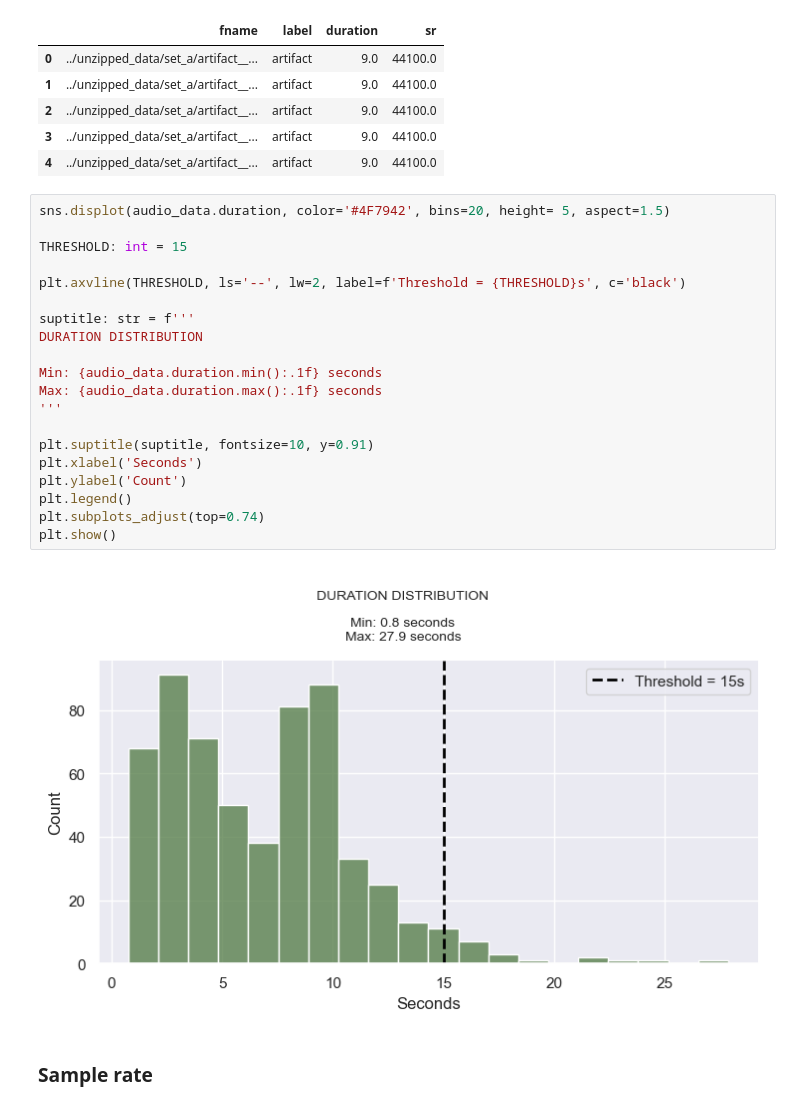
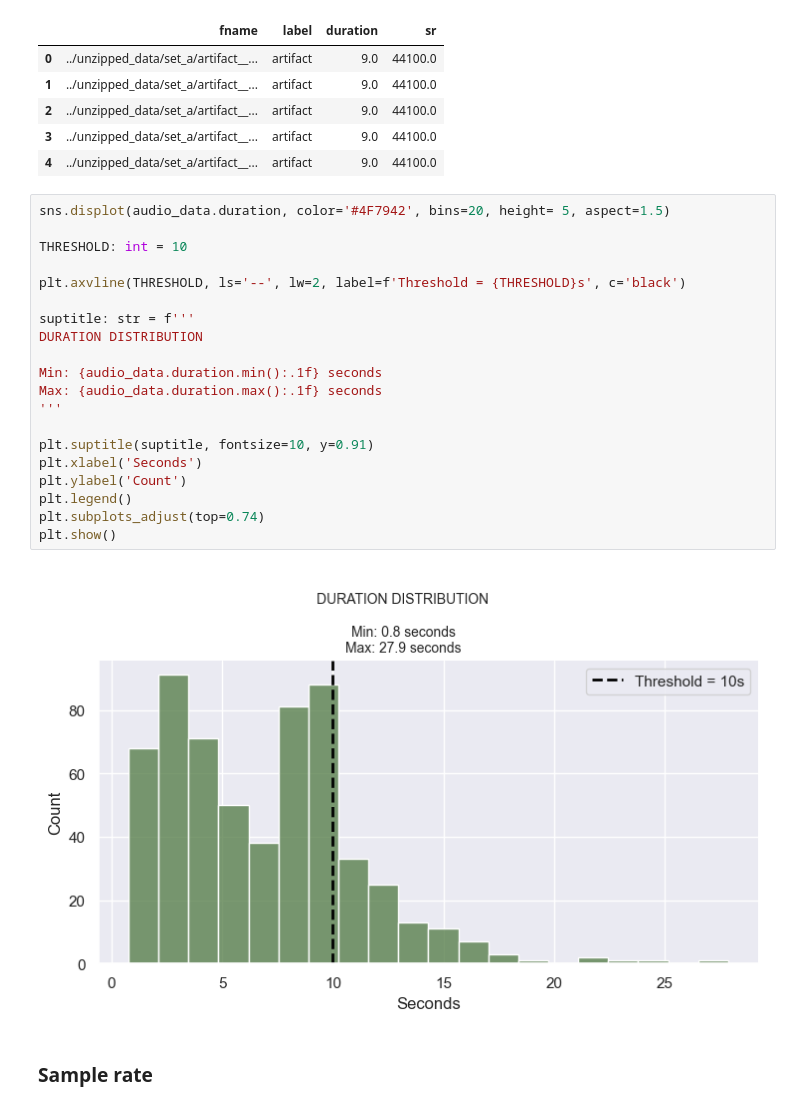
Before and after one commit to edcalderin/Heartbet-Sound-Anomaly-Detector, a Jupyter notebook: notebooks/exploration.ipynb, the cells around one changed output. Saved outputs shown, nothing was run; the diff lists cells and outputs as text.

```diff
--- a/notebooks/exploration.ipynb
+++ b/notebooks/exploration.ipynb
@@ -260,25 +270,25 @@ audio_data.head()
 # %%
 sns.displot(audio_data.duration, color='#4F7942', bins=20, height= 5, aspect=1.5)
 
-THRESHOLD: int = 15
+THRESHOLD: int = 10
 
 plt.axvline(THRESHOLD, ls='--', lw=2, label=f'Threshold = {THRESHOLD}s', c='black')
 
 suptitle: str = f'''
 DURATION DISTRIBUTION
 
 Min: {audio_data.duration.min():.1f} seconds
 Max: {audio_data.duration.max():.1f} seconds
 '''
 
 plt.suptitle(suptitle, fontsize=10, y=0.91)
 plt.xlabel('Seconds')
 plt.ylabel('Count')
 plt.legend()
 plt.subplots_adjust(top=0.74)
 plt.show()
 # %% [output]
-[figure, old version]
+[figure, new version]
 # %% [markdown]
 ### Sample rate
 # %%
```
Also changed, not shown: parts of 7 cells of this notebook, 2 other files.
